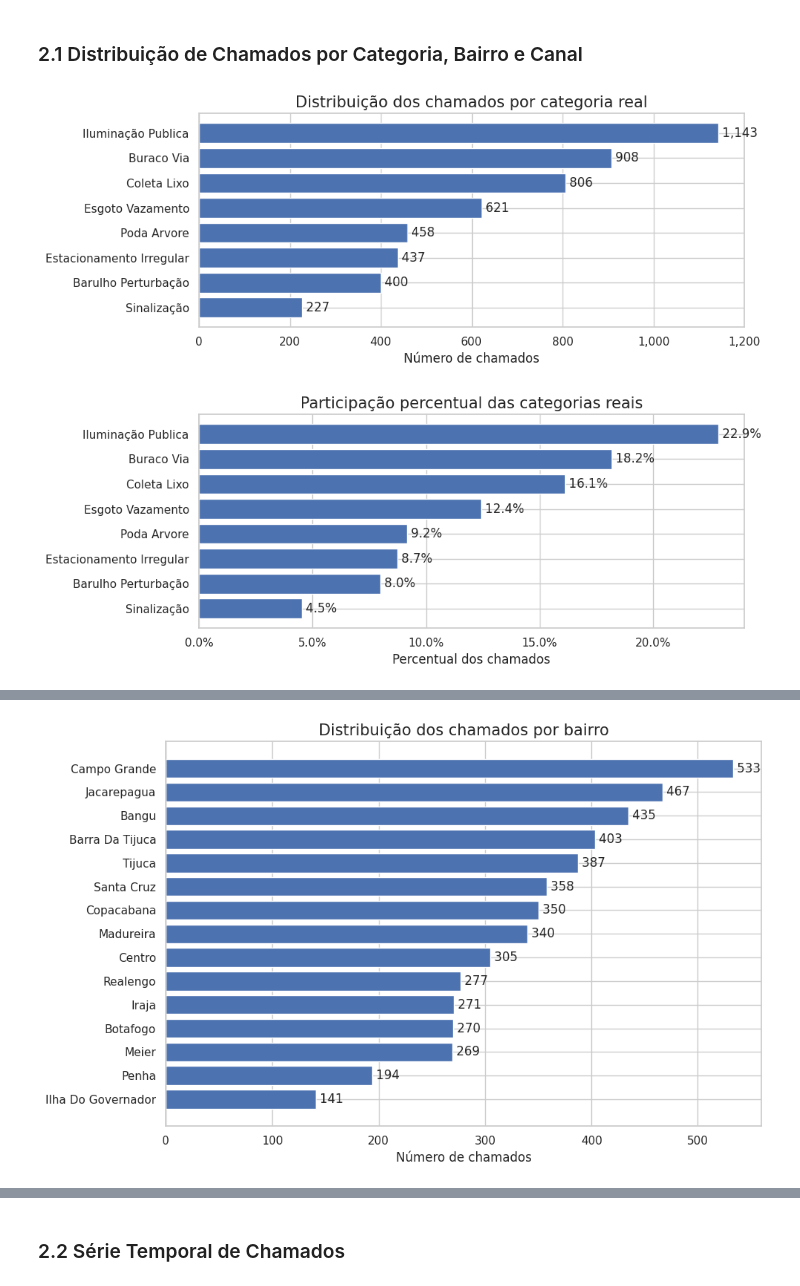
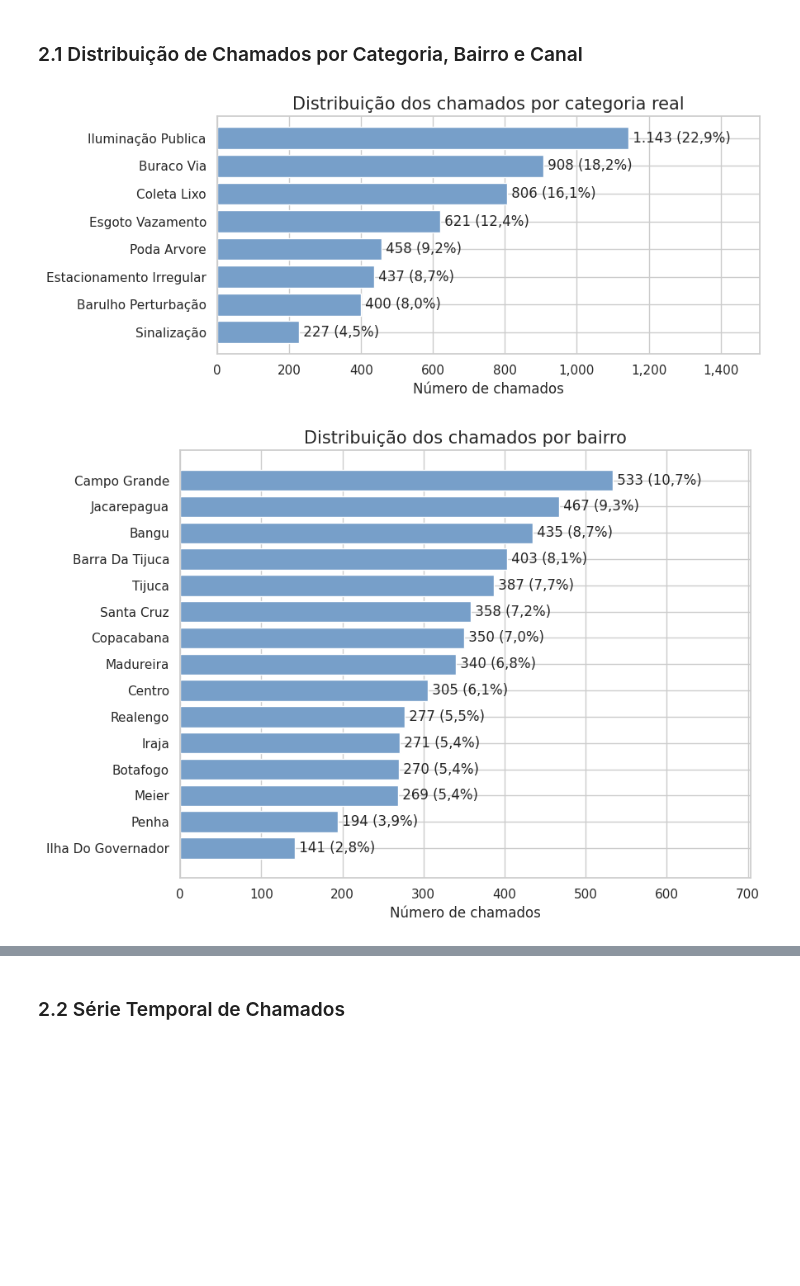
Before and after one commit to iaracastro/desafio-cientista-dados-junior-ia-pref, a Jupyter notebook: notebooks/aedv.ipynb, the cells around one changed output, grey strips where cells are left out. Saved outputs shown, nothing was run; the diff lists cells and outputs as text; code cells hidden in the pictures; blank space fills up the shorter version.

Commit message:
Update plots and add heatmaps
Improving bar charts, updating temporal series plots, and adding heatmaps to better summarize category and channel distributions.

```diff
--- a/notebooks/aedv.ipynb
+++ b/notebooks/aedv.ipynb
@@ -262,53 +279,39 @@ def plotar_pareto(tabela, coluna_categoria, titulo, nome_arquivo):
 # %%
 tabela_categorias = tabela_contagem_percentual(df, "categoria_real")
 tabela_canais = tabela_contagem_percentual(df, "canal")
 tabela_bairros = tabela_contagem_percentual(df, "bairro")
-tabela_temporal_mes = df.groupby("month").size().reset_index(name="n_chamados")
-tabela_temporal_semana = df.groupby("week").size().reset_index(name="n_chamados")
 
 plotar_barras_horizontais(
     tabela_categorias,
     "categoria_real",
     "n",
     "Distribuição dos chamados por categoria real",
     "Número de chamados",
-    "02_barras_categorias_reais.png"
-)
-
-plotar_barras_percentuais(
-    tabela_categorias,
-    "categoria_real",
-    "percentual",
-    "Participação percentual das categorias reais",
-    "Percentual dos chamados",
-    "02_barras_percentual_categorias_reais.png"
-)
-
-plotar_pareto(
-    tabela_categorias,
-    "categoria_real",
-    "Pareto das categorias reais dos chamados",
-    "02_pareto_categorias_reais.png"
+    "02_barras_categorias_reais",
+    coluna_percentual="percentual"
 )
 
 plotar_barras_horizontais(
     tabela_bairros,
     "bairro",
     "n",
     "Distribuição dos chamados por bairro",
     "Número de chamados",
-    "02_barras_bairros.png",
-    top_n=15
+    "02_barras_bairros",
+    top_n=15,
+    coluna_percentual="percentual"
 )
 
-plotar_barras_horizontais(
+plotar_barras_verticais(
     tabela_canais,
     "canal",
     "n",
     "Distribuição dos chamados por canal de entrada",
+    "Canal de entrada",
     "Número de chamados",
-    "02_barras_canais.png"
+    "02_barras_canais",
+    coluna_percentual="percentual"
 )
 # %% [output]
-[figure, old version]
+[figure, new version]
-[figure, old version]
+[figure, new version]
@@ -316 +318,0 @@ plotar_barras_horizontais(
-[figure, removed]
```
Also changed, not shown: parts of 16 cells of this notebook.
